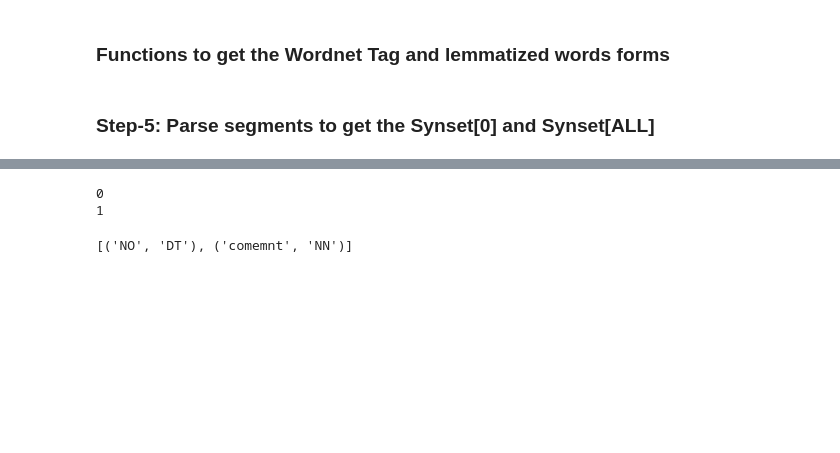
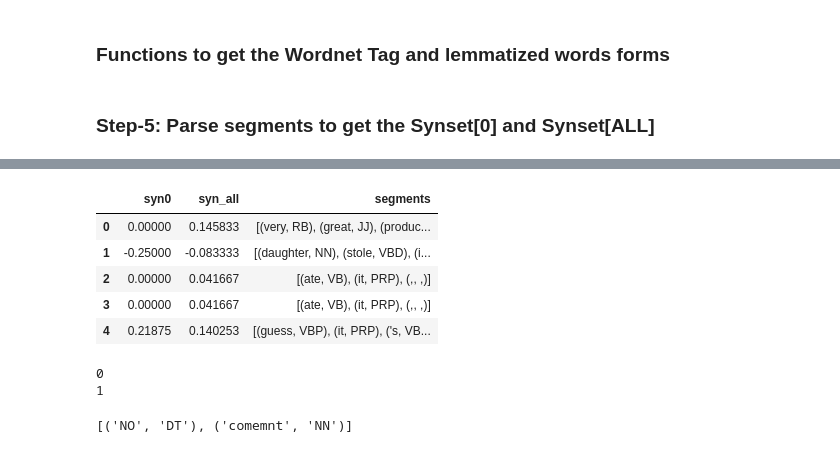
Before and after one commit to kyloop/CSC_594_AI_NLP, a Jupyter notebook: CSC594_code_final-Copy2.ipynb, the cells around one changed output, grey strips where cells are left out. Saved outputs shown, nothing was run; the diff lists cells and outputs as text; code cells hidden in the pictures; blank space fills up the shorter version.

```diff
--- a/CSC594_code_final-Copy2.ipynb
+++ b/CSC594_code_final-Copy2.ipynb
@@ -462,24 +462,21 @@ Quotation:{<:|.>*<\"|\'|\``|\''|\`>+<NN.*|VB.*|JN|NP|JJ|cla24|cla25|cla26|cla27|
 #sent="Thanks for buying me this"
 
 
-
-
-
-
-
-
 #print(sent)
 #print()
 #print(nltk.pos_tag(nltk.word_tokenize(sent)))
 #print()
 #sent =  nltk.word_tokenize(sent)
+#print(sent)
 review_lst=[]
+
+
 for sent in sent_train:
     cp = nltk.RegexpParser(grammar)
     tree = cp.parse(nltk.pos_tag(sent))
     for subtree in tree.subtrees():
         if subtree.label() =="NP":        print("NP", subtree.leaves()),review_lst.append(subtree.leaves())
-        if subtree.label() =="JN":         print("JN", subtree.leaves()),review_lst.append(subtree.leaves())
+        #if subtree.label() =="JN":         print("JN", subtree.leaves()),review_lst.append(subtree.leaves())
         if subtree.label() =="Quotation":   print("Quotation", subtree.leaves()),review_lst.append(subtree.leaves())
         if subtree.label() =="cla1a":         print("cla1a", subtree.leaves()),review_lst.append(subtree.leaves())
         if subtree.label() =="cla1b":         print("cla1b", subtree.leaves()),review_lst.append(subtree.leaves())
@@ -549,5 +546,5 @@ for sent in sent_train:
         if subtree.label() =="cla51":       print("cla51",subtree.leaves()),review_lst.append(subtree.leaves())
         if subtree.label() =="cla52":       print("cla52",subtree.leaves()),review_lst.append(subtree.leaves())
         if subtree.label() =="cla53":       print("cla53",subtree.leaves()),review_lst.append(subtree.leaves())
-#tree
+print("Number of Extracted Segments",len(review_lst))
 # %% [output]
@@ -617,0 +582,14 @@ Ext_sen_df.to_csv("Ext_sen.csv", index=False, header=False)
+# %%
+review_lst2=[]
+for tups in review_lst:
+#for tups in test_lst:
+    #print(tups)
+    filter_cnt=0
+    for tup in tups:
+        if tup[1] in ["JJ","JJR","JJS","RB","RBR","RBS","VB","VBD","VBG","VBN","VBP", "VBZ"]:
+            #print(tup[1])
+            filter_cnt+=1
+
+    if filter_cnt>0:
+        review_lst2.append(tups)
+print("Number of Extracted Segments after filtering",len(review_lst2))
@@ -762,3 +748,20 @@ for tups in review_lst[0:10]:
+# %%
+#Concatnate the tuples and Polarity Score in a DataFrame
+#df = pd.DataFrame({ i:pd.Series(value) for i, value in enumerate(df_lst) })
+pd.DataFrame(list(zip(df_tup_lst,df_syn0_lst,df_syn_all_lst )), columns=["segments","syn0", "syn_all"])
+#df1= pd.DataFrame(df_lst1, columns= ["Polarity_Score"] )
+#df2= pd.DataFrame(df_lst2)
+#df = pd.concat((df1,df2), axis=1)
+#df = df.sort_values(by=["Polarity_Score",0,1,2,3,4,5,6,7,8,9,10],
+
+#                   ascending=[False, True, True,True, True,True,True, True,True, True,True,True])
+# %% [output]
+|  | syn0 | syn_all | segments |
+| 0 | 0.00000 | 0.145833 | [(very, RB), (great, JJ), (produc... |
+| 1 | -0.25000 | -0.083333 | [(daughter, NN), (stole, VBD), (i... |
+| 2 | 0.00000 | 0.041667 | [(ate, VB), (it, PRP), (,, ,)] |
+| 3 | 0.00000 | 0.041667 | [(ate, VB), (it, PRP), (,, ,)] |
+| 4 | 0.21875 | 0.140253 | [(guess, VBP), (it, PRP), ('s, VB... |
 # %%
 test_lst= []
 
```
Also changed, not shown: parts of 39 cells of this notebook.
